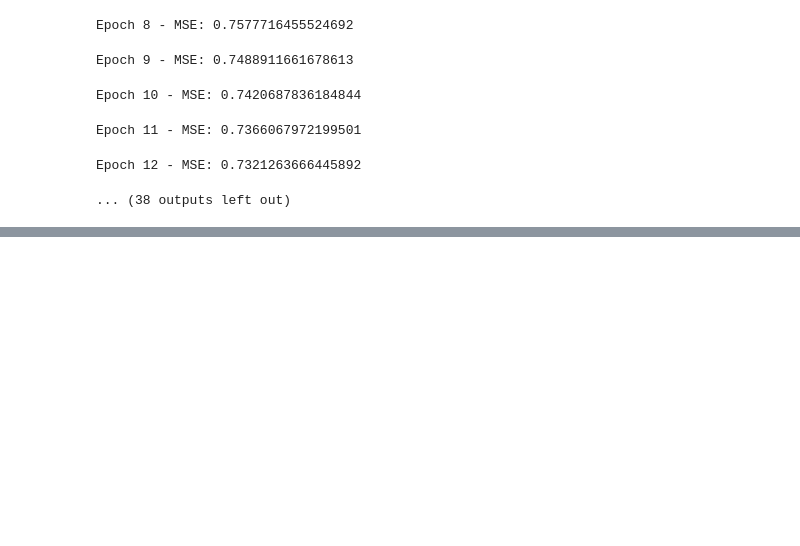
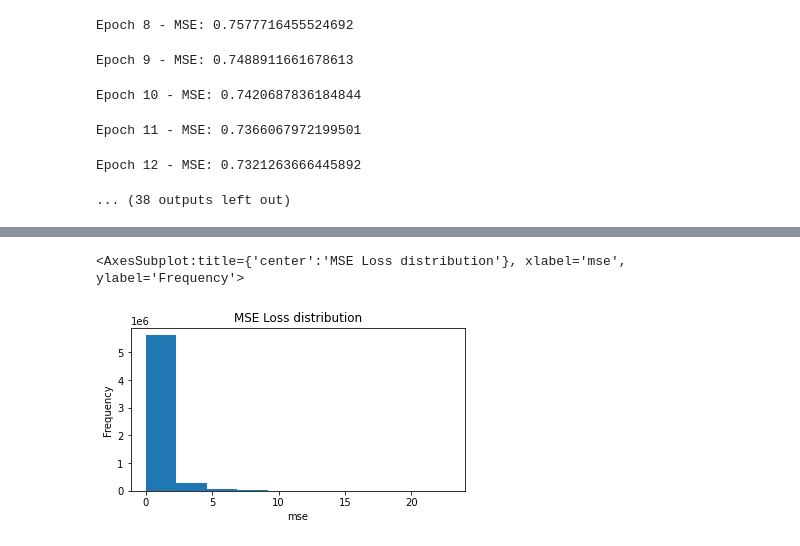
Before and after one commit to leonardtd/PyTorch-NN, a Jupyter notebook: Graph NNs/Predict Movie Ratings/Movie Recommender - NN.ipynb, the cells around one changed output, grey strips where cells are left out. Cells and saved outputs as stored; diff of their text form; code cells hidden in the pictures; blank space fills up the shorter version.

```diff
--- a/Graph NNs/Predict Movie Ratings/Movie Recommender - NN.ipynb
+++ b/Graph NNs/Predict Movie Ratings/Movie Recommender - NN.ipynb
@@ -160,0 +222,8 @@ torch.save(movie_feat, 'model_embeddings.pt')
+# %%
+plt.figure(figsize=(6,3))
+plt.title('MSE Loss distribution')
+plt.xlabel('mse')
+df_predictions.mse_loss.plot.hist()
+# %% [output]
+<AxesSubplot:title={'center':'MSE Loss distribution'}, xlabel='mse', ylabel='Frequency'>
+[figure, added]
```
Also changed, not shown: parts of 14 cells of this notebook.
